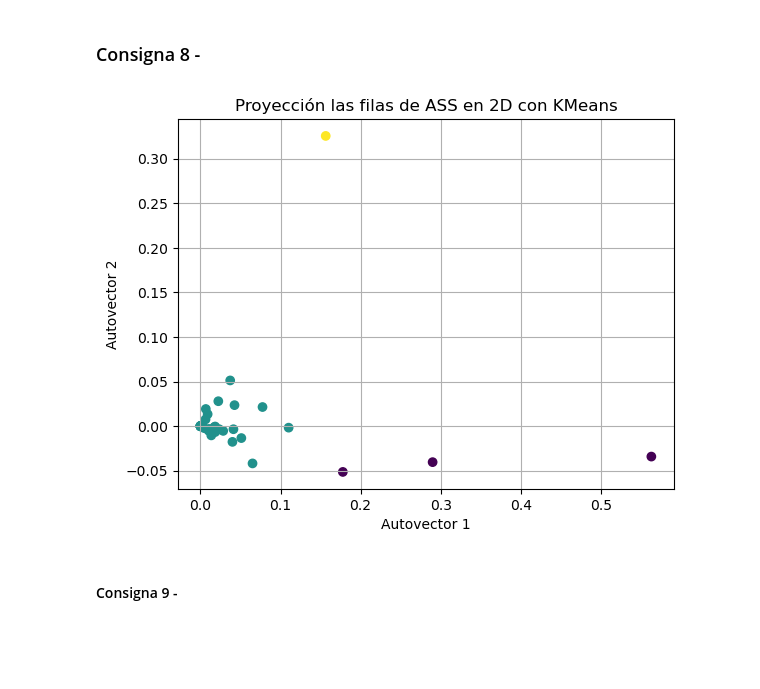
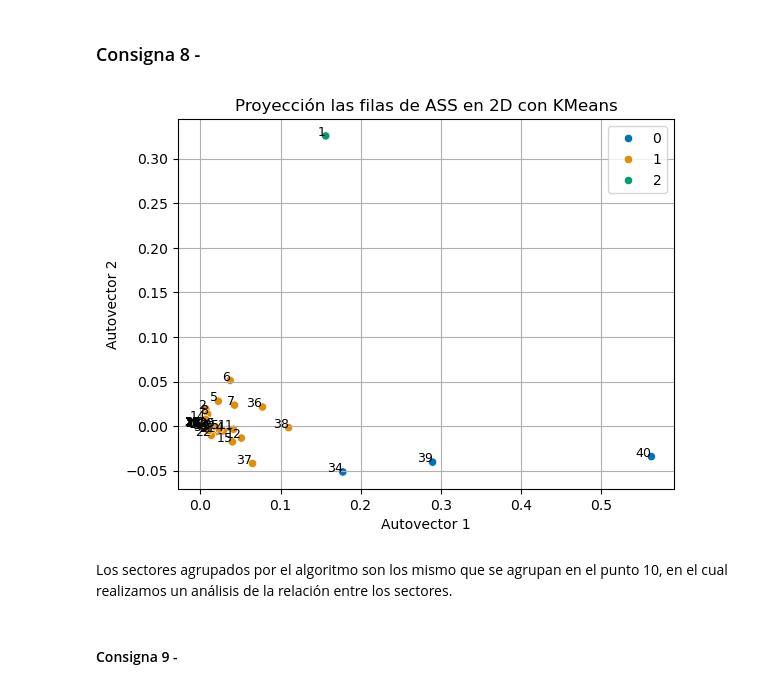
Before and after one commit to SoutoSebastian/TP2-ALC, a Jupyter notebook: TP2/grupo_31_TP2.ipynb, the cells around one changed output. Drawn from its saved outputs; the diff is of its cells as text; code cells hidden in the pictures; blank space fills up the shorter version.

```diff
--- a/TP2/grupo_31_TP2.ipynb
+++ b/TP2/grupo_31_TP2.ipynb
@@ -691,40 +702,43 @@ Segundo mayor autovalor de C: 0.003012016066118656
 # %% [markdown]
 ### Consigna 8 -
-# %%
-from sklearn.cluster import KMeans
-
-
-#usamos los autovectores calculados en el punto anterior
-autovector1ASS = v1
-autovector2ASS = v2
-
-# los convertimos en una matriz de 2x40
-matriz2cols = np.column_stack((autovector1ASS, autovector2ASS))
-
-ceros =np.zeros((40,38))
-#llamo V a la matriz que tiene como primeras columas a los autovectores y el resto 0
-V = np.column_stack((matriz2cols, ceros))
-# proyectamos ASS
-proyeccionASS = ASS_arr @ V
-#print (proyeccion)
-
-# Aplicamos KMeans para agrupar los datos en 3 clusters
-kmeans = KMeans(n_clusters=3, random_state=4)
-clusters = kmeans.fit_predict(proyeccionASS)
-#pasamos matriz a df
-# Hacer zoom a cada cluster y mostrar gráficos separados
-
-# Graficamos los resultados
-plt.grid()
-scatter = plt.scatter(proyeccionASS[:, 0], proyeccionASS[:, 1], c=clusters,)
-
-plt.title("Proyección las filas de ASS en 2D con KMeans")
-plt.xlabel("Autovector 1")
-plt.ylabel("Autovector 2")
-
-plt.show()
-# %% [output]
-[figure, removed]
+# %%
+from sklearn.cluster import KMeans
+
+
+#usamos los autovectores calculados en el punto anterior
+autovector1ASS = v1
+autovector2ASS = v2
+
+# los convertimos en una matriz de 2x40
+matriz2cols = np.column_stack((autovector1ASS, autovector2ASS))
+
+ceros =np.zeros((40,38))
+#llamo V a la matriz que tiene como primeras columas a los autovectores y el resto 0
+V = np.column_stack((matriz2cols, ceros))
+# proyectamos ASS
+proyeccionASS = ASS_arr @ V
+#print (proyeccion)
+
+# Aplicamos KMeans para agrupar los datos en 3 clusters
+kmeans = KMeans(n_clusters=3, random_state=4)
+clusters = kmeans.fit_predict(proyeccionASS)
+
+#pasamos matriz a df
+df = pd.DataFrame(proyeccionASS)
+df.columns = ['Columna1', 'Columna2'] + [f'Columna{i+3}' for i in range(38)]
+
+# Graficamos los resultados
+for i in range(df.shape[0]):
+    plt.text(df['Columna1'][i], df['Columna2'][i], f'{i+1}', fontsize=9, ha='right')
+sns.scatterplot(data=df,x="Columna1",y="Columna2",hue=clusters,palette="colorblind")
+plt.title("Proyección las filas de ASS en 2D con KMeans")
+plt.xlabel("Autovector 1")
+plt.ylabel("Autovector 2")
+plt.grid()
+# %% [output]
+[figure, added]
+# %% [markdown]
+Los sectores agrupados por el algoritmo son los mismo que se agrupan en el punto 10, en el cual realizamos un análisis de la relación entre los sectores.
 # %% [markdown]
 #### Consigna 9 -
 # %% [markdown]
```
Also changed, not shown: parts of 8 cells of this notebook.
